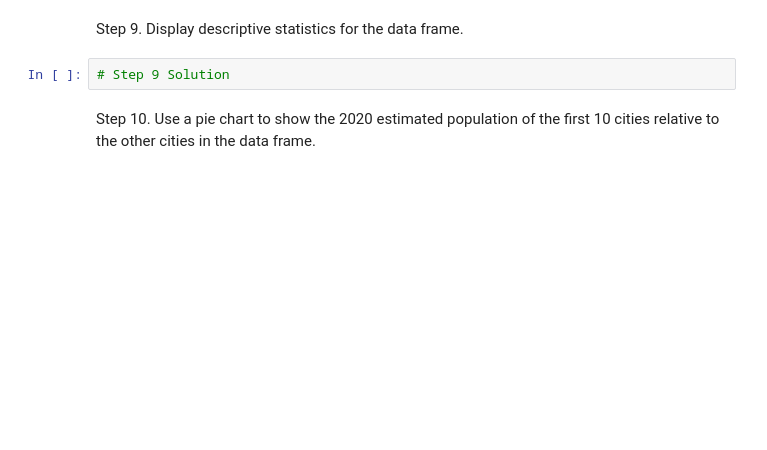
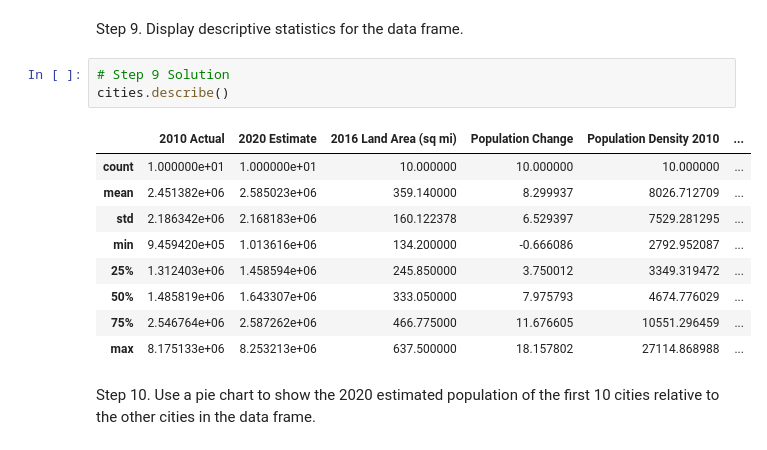
Before and after one commit to t4d-classes/advanced-python_10242022, a Jupyter notebook: jupyter/exercises/05_Exercise.ipynb, the cells around one changed output. Saved outputs shown, nothing was run; the diff lists cells and outputs as text; blank space fills up the shorter version.

```diff
--- a/jupyter/exercises/05_Exercise.ipynb
+++ b/jupyter/exercises/05_Exercise.ipynb
@@ -36,6 +119,17 @@ Step 8. Display Chicago to Houston using a range of indexes. Hint: take a look a
 Step 9. Display descriptive statistics for the data frame.
 # %%
 # Step 9 Solution
+cities.describe()
+# %% [output]
+|  | 2010 Actual | 2020 Estimate | 2016 Land Area (sq mi) | Population Change | Population Density 2010 | ... |
+| count | 1.000000e+01 | 1.000000e+01 | 10.000000 | 10.000000 | 10.000000 | ... |
+| mean | 2.451382e+06 | 2.585023e+06 | 359.140000 | 8.299937 | 8026.712709 | ... |
+| std | 2.186342e+06 | 2.168183e+06 | 160.122378 | 6.529397 | 7529.281295 | ... |
+| min | 9.459420e+05 | 1.013616e+06 | 134.200000 | -0.666086 | 2792.952087 | ... |
+| 25% | 1.312403e+06 | 1.458594e+06 | 245.850000 | 3.750012 | 3349.319472 | ... |
+| 50% | 1.485819e+06 | 1.643307e+06 | 333.050000 | 7.975793 | 4674.776029 | ... |
+| 75% | 2.546764e+06 | 2.587262e+06 | 466.775000 | 11.676605 | 10551.296459 | ... |
+| max | 8.175133e+06 | 8.253213e+06 | 637.500000 | 18.157802 | 27114.868988 | ... |
 # %% [markdown]
 Step 10. Use a pie chart to show the 2020 estimated population of the first 10 cities relative to the other cities in the data frame.
 # %%
```
Also changed, not shown: parts of 9 cells of this notebook, 12 other files.
